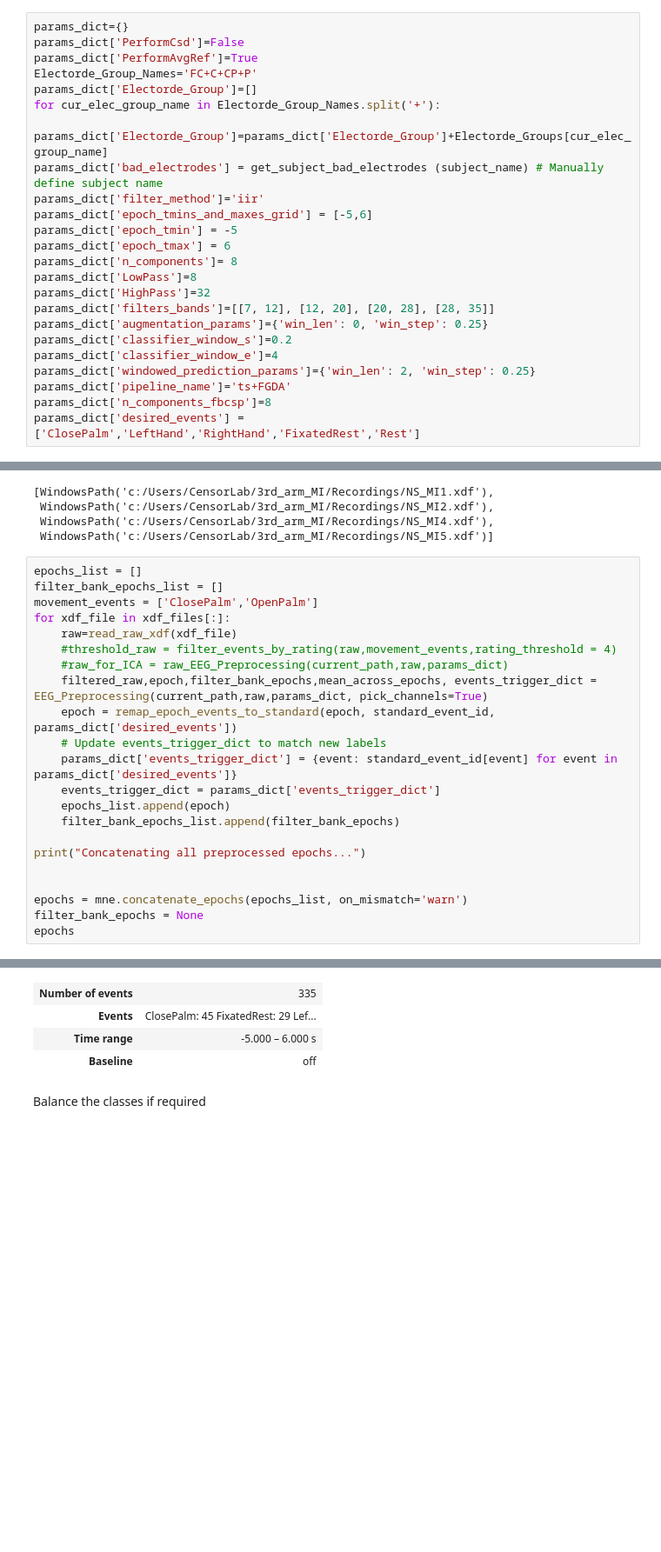
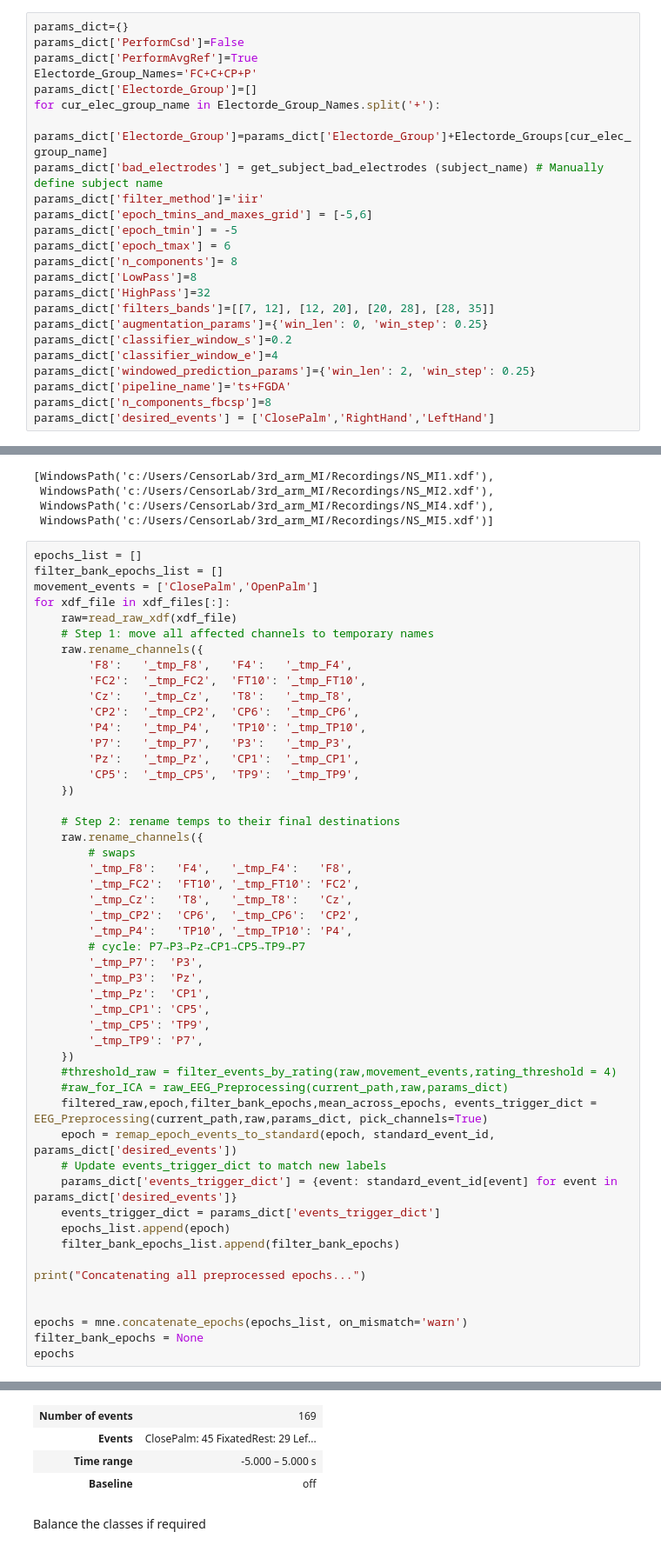
Before and after one commit to Giladsc/3rd_arm_MI, a Jupyter notebook: notebooks/Main_Experiment.ipynb, the cells around one changed output, grey strips where cells are left out. Shown at 87% size. Drawn from its saved outputs; the diff is of its cells as text; blank space fills up the shorter version.

```diff
--- a/notebooks/Main_Experiment.ipynb
+++ b/notebooks/Main_Experiment.ipynb
@@ -90,7 +90,7 @@ params_dict['classifier_window_e']=4
 params_dict['windowed_prediction_params']={'win_len': 2, 'win_step': 0.25}
 params_dict['pipeline_name']='ts+FGDA'
 params_dict['n_components_fbcsp']=8
-params_dict['desired_events'] = ['ClosePalm','LeftHand','RightHand','FixatedRest','Rest']
+params_dict['desired_events'] = ['ClosePalm','RightHand','LeftHand']
 # %% [markdown]
 Load XDF files and convert to combined mne Raw instance
 # %%
@@ -108,6 +108,34 @@ filter_bank_epochs_list = []
 movement_events = ['ClosePalm','OpenPalm']
 for xdf_file in xdf_files[:]:
     raw=read_raw_xdf(xdf_file)
+    # Step 1: move all affected channels to temporary names
+    raw.rename_channels({
+        'F8':   '_tmp_F8',   'F4':   '_tmp_F4',
+        'FC2':  '_tmp_FC2',  'FT10': '_tmp_FT10',
+        'Cz':   '_tmp_Cz',   'T8':   '_tmp_T8',
+        'CP2':  '_tmp_CP2',  'CP6':  '_tmp_CP6',
+        'P4':   '_tmp_P4',   'TP10': '_tmp_TP10',
+        'P7':   '_tmp_P7',   'P3':   '_tmp_P3',
+        'Pz':   '_tmp_Pz',   'CP1':  '_tmp_CP1',
+        'CP5':  '_tmp_CP5',  'TP9':  '_tmp_TP9',
+    })
+
+    # Step 2: rename temps to their final destinations
+    raw.rename_channels({
+        # swaps
+        '_tmp_F8':   'F4',   '_tmp_F4':   'F8',
+        '_tmp_FC2':  'FT10', '_tmp_FT10': 'FC2',
+        '_tmp_Cz':   'T8',   '_tmp_T8':   'Cz',
+        '_tmp_CP2':  'CP6',  '_tmp_CP6':  'CP2',
+        '_tmp_P4':   'TP10', '_tmp_TP10': 'P4',
+        # cycle: P7→P3→Pz→CP1→CP5→TP9→P7
+        '_tmp_P7':  'P3',
+        '_tmp_P3':  'Pz',
+        '_tmp_Pz':  'CP1',
+        '_tmp_CP1': 'CP5',
+        '_tmp_CP5': 'TP9',
+        '_tmp_TP9': 'P7',
+    })
     #threshold_raw = filter_events_by_rating(raw,movement_events,rating_threshold = 4)
     #raw_for_ICA = raw_EEG_Preprocessing(current_path,raw,params_dict)
     filtered_raw,epoch,filter_bank_epochs,mean_across_epochs, events_trigger_dict = EEG_Preprocessing(current_path,raw,params_dict, pick_channels=True)
@@ -144,7 +172,7 @@ Not setting metadata
 No baseline correction applied
-| Number of events | 335 |
+| Number of events | 169 |
 | Events | ClosePalm: 45 FixatedRest: 29 Lef... |
-| Time range | -5.000 – 6.000 s |
+| Time range | -5.000 – 5.000 s |
 | Baseline | off |
 # %% [markdown]
 Balance the classes if required
```
Also changed, not shown: parts of 25 cells of this notebook, 35 other files.
